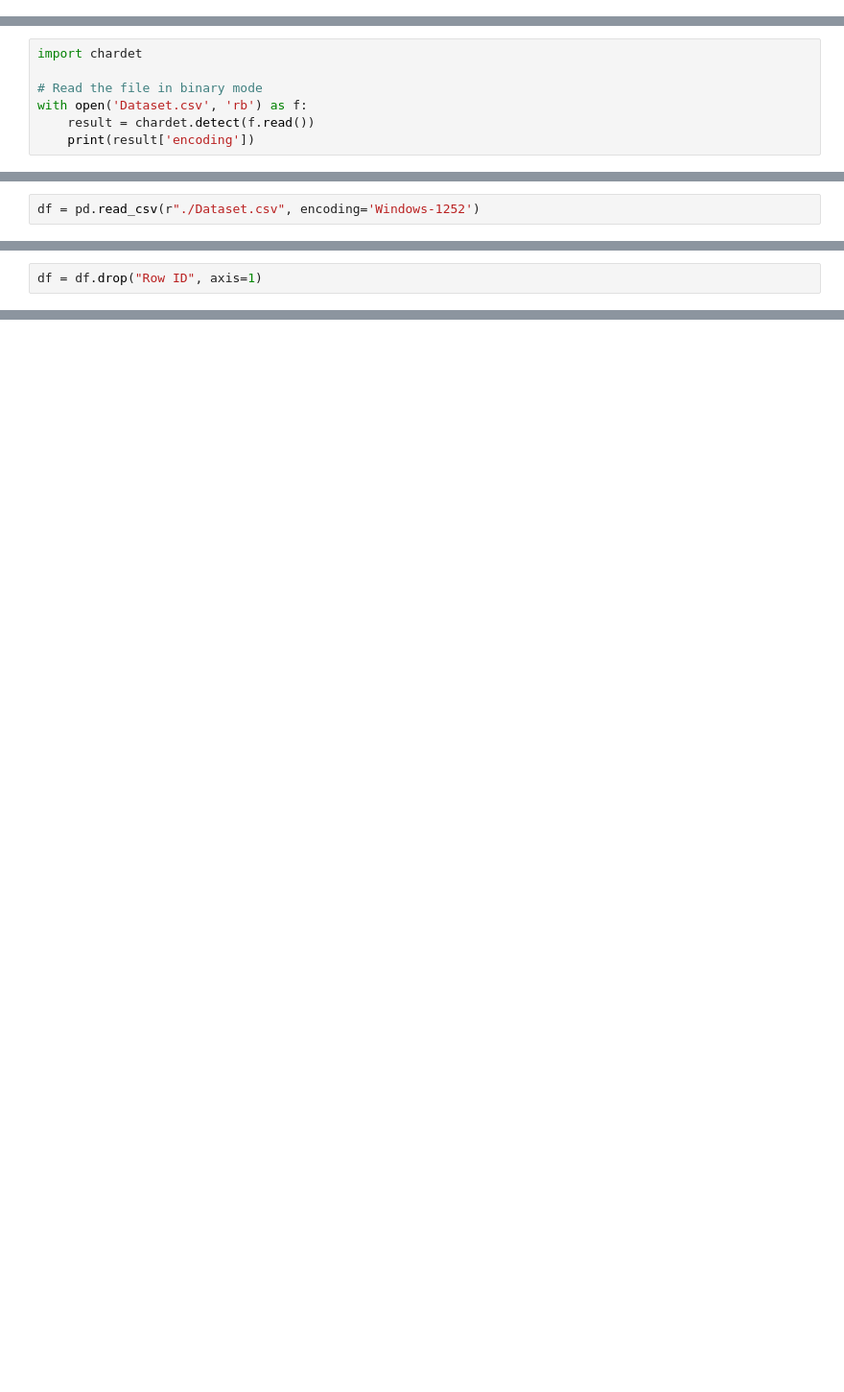
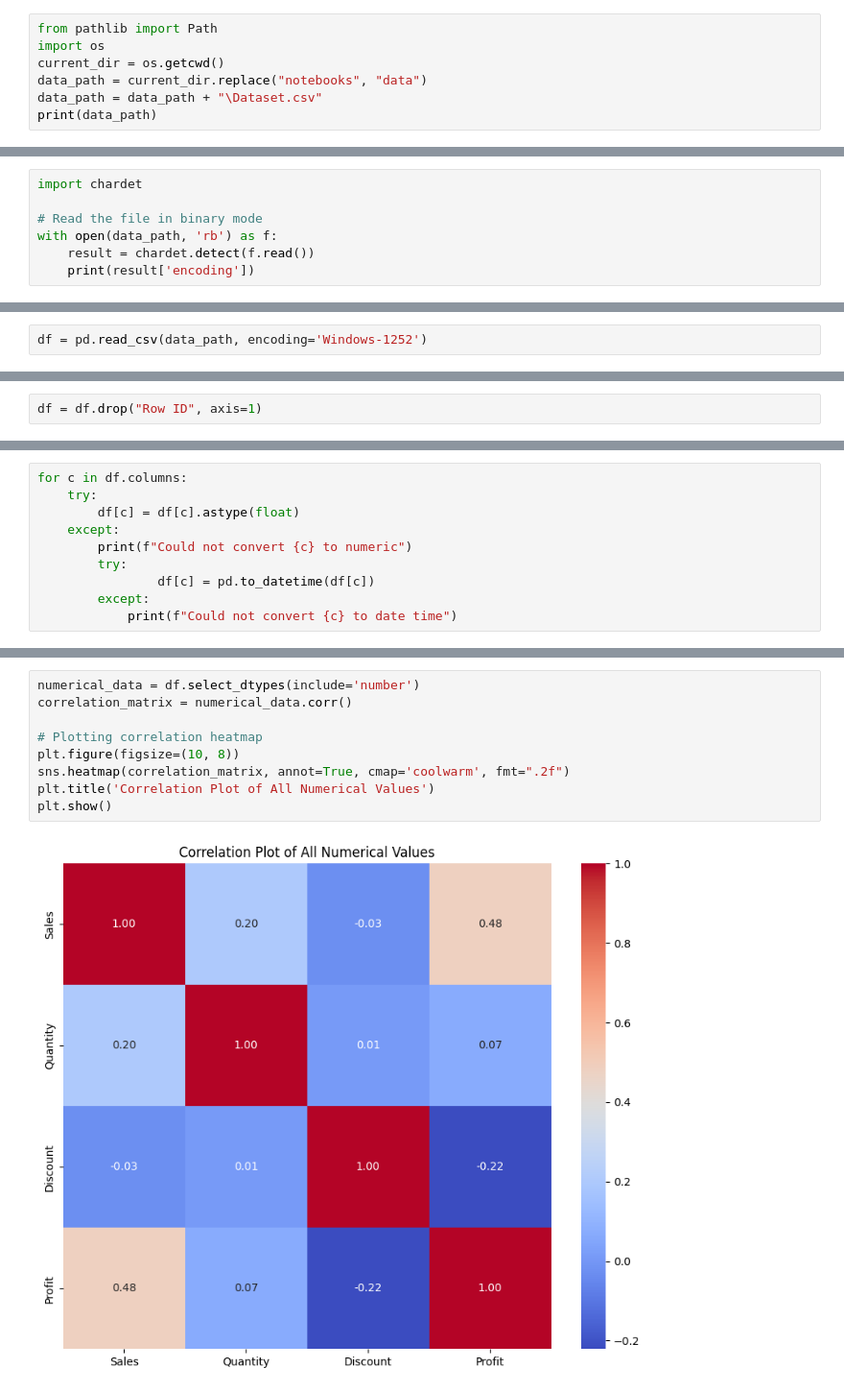
Before and after one commit to Alexander2116/DataDawgs-Peak-Hackathon-2024-, a Jupyter notebook: notebooks/analysis.ipynb, the cells around one changed output, grey strips where cells are left out. Shown at 96% size. Saved outputs shown, nothing was run; the diff lists cells and outputs as text; blank space fills up the shorter version.

```diff
--- a/notebooks/analysis.ipynb
+++ b/notebooks/analysis.ipynb
@@ -7,0 +11,7 @@ import seaborn as sns
+# %%
+from pathlib import Path
+import os
+current_dir = os.getcwd()
+data_path = current_dir.replace("notebooks", "data")
+data_path = data_path + "\Dataset.csv"
+print(data_path)
@@ -9,7 +23,7 @@ import seaborn as sns
 import chardet
 
 # Read the file in binary mode
-with open('Dataset.csv', 'rb') as f:
+with open(data_path, 'rb') as f:
     result = chardet.detect(f.read())
     print(result['encoding'])
 # %% [output]
@@ -17,5 +33,5 @@ Windows-1252
 # %%
-df = pd.read_csv(r"./Dataset.csv", encoding='Windows-1252')
+df = pd.read_csv(data_path, encoding='Windows-1252')
 # %%
 df.info()
 # %% [output]
@@ -48,0 +103,10 @@ df = df.drop("Row ID", axis=1)
+# %%
+for c in df.columns:
+    try:
+        df[c] = df[c].astype(float)
+    except:
+        print(f"Could not convert {c} to numeric")
+        try:
+                df[c] = pd.to_datetime(df[c])
+        except:
+            print(f"Could not convert {c} to date time")
@@ -48,0 +151,11 @@ df = df.drop("Row ID", axis=1)
+# %%
+numerical_data = df.select_dtypes(include='number')
+correlation_matrix = numerical_data.corr()
+
+# Plotting correlation heatmap
+plt.figure(figsize=(10, 8))
+sns.heatmap(correlation_matrix, annot=True, cmap='coolwarm', fmt=".2f")
+plt.title('Correlation Plot of All Numerical Values')
+plt.show()
+# %% [output]
+[figure, added]
```
Also changed, not shown: parts of 20 cells of this notebook, 1 other file.
